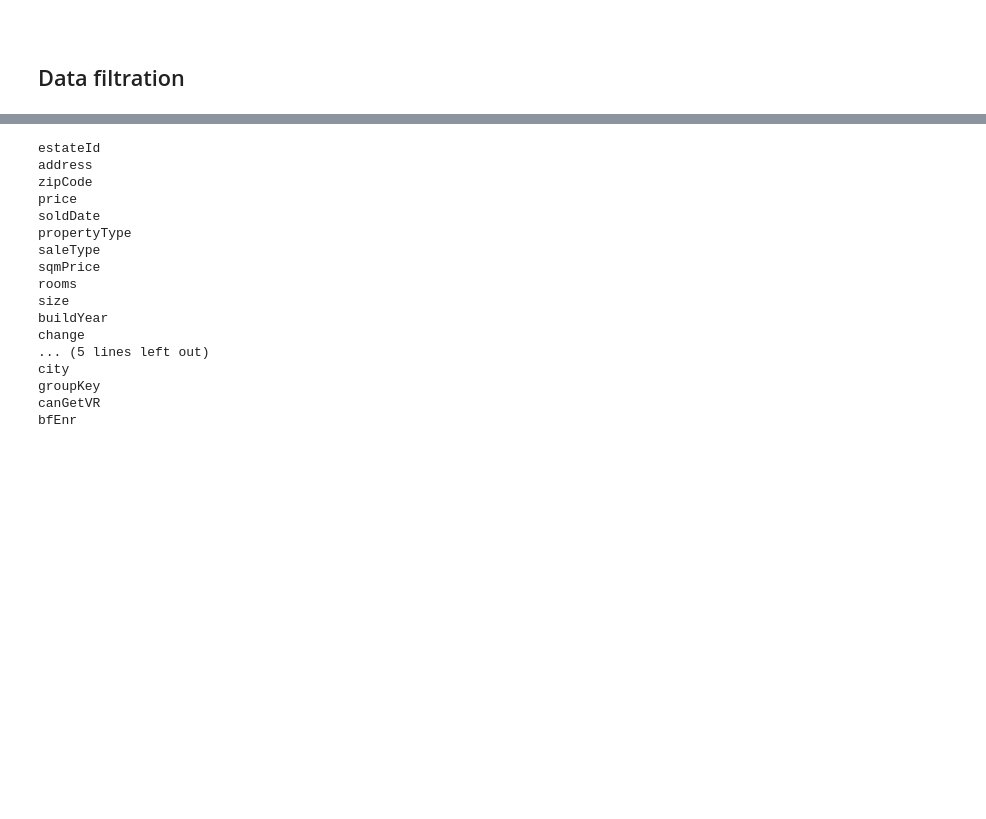
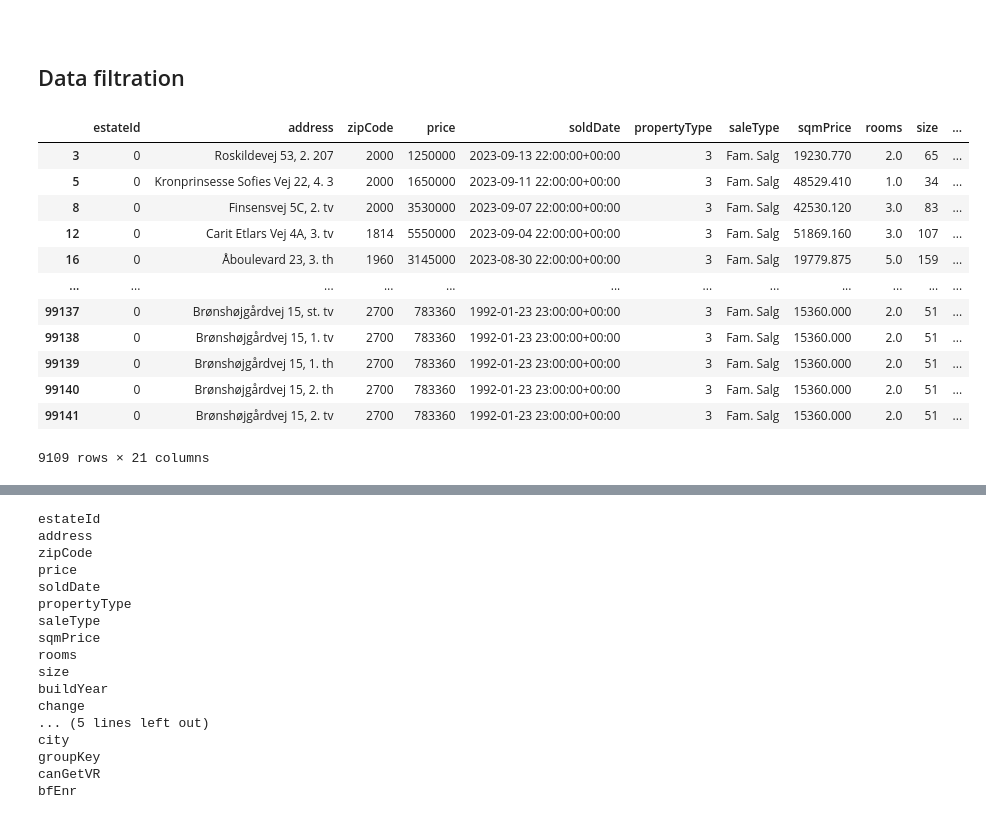
Before and after one commit to Pelvig1999/apartements, a Jupyter notebook: notebooks/data.ipynb, the cells around one changed output, grey strips where cells are left out. Saved outputs shown, nothing was run; the diff lists cells and outputs as text; code cells hidden in the pictures; blank space fills up the shorter version.

```diff
--- a/notebooks/data.ipynb
+++ b/notebooks/data.ipynb
@@ -148,4 +151,20 @@ FileNotFoundError: [Errno 2] No such file or directory: 'prisindex.csv'
 <br>
 
 ## Data filtration
+# %%
+df[df['saleType'] == 'Fam. Salg']
+# %% [output]
+|  | estateId | address | zipCode | price | soldDate | propertyType | saleType | sqmPrice | rooms | size | ... |
+| 3 | 0 | Roskildevej 53, 2. 207 | 2000 | 1250000 | 2023-09-13 22:00:00+00:00 | 3 | Fam. Salg | 19230.770 | 2.0 | 65 | ... |
+| 5 | 0 | Kronprinsesse Sofies Vej 22, 4. 3 | 2000 | 1650000 | 2023-09-11 22:00:00+00:00 | 3 | Fam. Salg | 48529.410 | 1.0 | 34 | ... |
+| 8 | 0 | Finsensvej 5C, 2. tv | 2000 | 3530000 | 2023-09-07 22:00:00+00:00 | 3 | Fam. Salg | 42530.120 | 3.0 | 83 | ... |
+| 12 | 0 | Carit Etlars Vej 4A, 3. tv | 1814 | 5550000 | 2023-09-04 22:00:00+00:00 | 3 | Fam. Salg | 51869.160 | 3.0 | 107 | ... |
+| 16 | 0 | Åboulevard 23, 3. th | 1960 | 3145000 | 2023-08-30 22:00:00+00:00 | 3 | Fam. Salg | 19779.875 | 5.0 | 159 | ... |
+| ... | ... | ... | ... | ... | ... | ... | ... | ... | ... | ... | ... |
+| 99137 | 0 | Brønshøjgårdvej 15, st. tv | 2700 | 783360 | 1992-01-23 23:00:00+00:00 | 3 | Fam. Salg | 15360.000 | 2.0 | 51 | ... |
+| 99138 | 0 | Brønshøjgårdvej 15, 1. tv | 2700 | 783360 | 1992-01-23 23:00:00+00:00 | 3 | Fam. Salg | 15360.000 | 2.0 | 51 | ... |
+| 99139 | 0 | Brønshøjgårdvej 15, 1. th | 2700 | 783360 | 1992-01-23 23:00:00+00:00 | 3 | Fam. Salg | 15360.000 | 2.0 | 51 | ... |
+| 99140 | 0 | Brønshøjgårdvej 15, 2. th | 2700 | 783360 | 1992-01-23 23:00:00+00:00 | 3 | Fam. Salg | 15360.000 | 2.0 | 51 | ... |
+| 99141 | 0 | Brønshøjgårdvej 15, 2. tv | 2700 | 783360 | 1992-01-23 23:00:00+00:00 | 3 | Fam. Salg | 15360.000 | 2.0 | 51 | ... |
+9109 rows × 21 columns
 # %%
```
Also changed, not shown: parts of 16 cells of this notebook, 5 other files.
